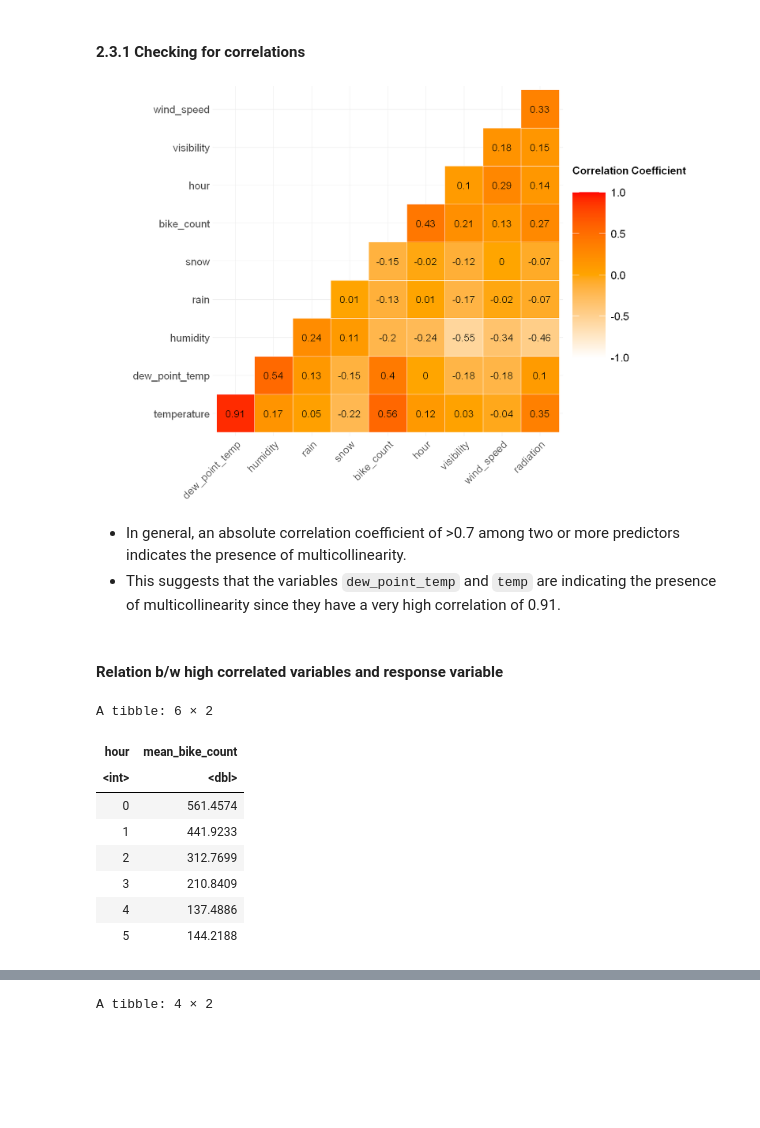
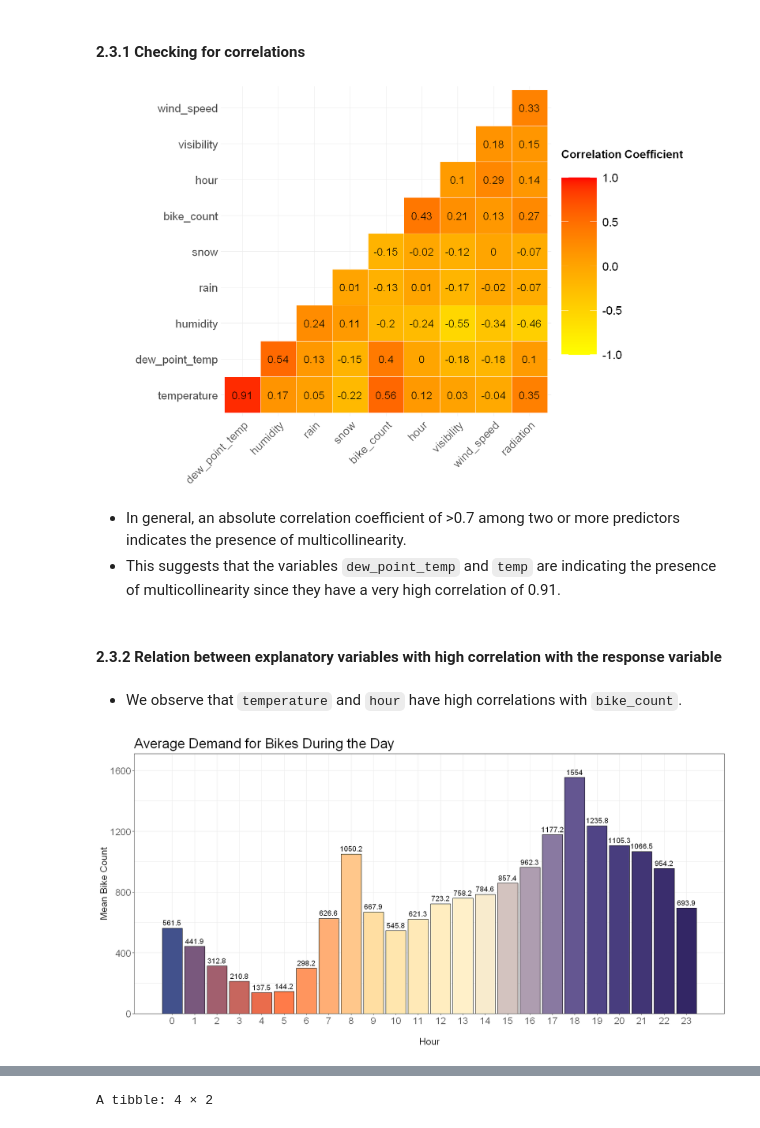
Before and after one commit to omertahi/STAT301-Project, a Jupyter notebook: Project Proposal.ipynb, the cells around one changed output, grey strips where cells are left out. Saved outputs shown, nothing was run; the diff lists cells and outputs as text; code cells hidden in the pictures; blank space fills up the shorter version.

Commit message:
Added to visualizations

```diff
--- a/Project Proposal.ipynb
+++ b/Project Proposal.ipynb
@@ -64,46 +65,59 @@ A data.frame: 8465 × 13
 # %% [markdown]
 #### 2.3.1 Checking for correlations
 # %%
-options(repr.plot.width = 15, repr.plot.height = 10)
+options(repr.plot.width = 14, repr.plot.height = 9)
 
 corr_plot <-
     bike_data |>
     select(-c(date, season, holiday)) |>
     cor() |>
     round(2) |>
     ggcorrplot(hc.order = TRUE,
                outline.col = "white",
                type = "lower",
                lab = TRUE,
                lab_size = 6,
                tl.cex = 18,
-               colors = c("white", "orange", "red"),
+               colors = c("yellow", "orange", "red"),
                legend.title = "Correlation Coefficient\n") +
     theme(legend.title = element_text(size = 18, face = "bold"),
           legend.text = element_text(size = 18),
           legend.key.size = unit(2, "cm"))
 
 corr_plot
 # %% [output]
-[figure, old version]
+[figure, new version]
 # %% [markdown]
 * In general, an absolute correlation coefficient of >0.7 among two or more predictors indicates the presence of multicollinearity.
 * This suggests that the variables `dew_point_temp` and `temp` are indicating the presence of multicollinearity since they have a very high correlation of 0.91.
+# %% [markdown]
+#### 2.3.2 Relation between explanatory variables with high correlation with the response variable
 # %% [markdown]
-#### Relation b/w high correlated variables and response variable
+* We observe that `temperature` and `hour` have high correlations with `bike_count`.
 # %%
-bike_data_1 <- bike_data %>%
-              select(- date)%>%
-              group_by(hour) %>%
-              summarise(mean_bike_count= mean(bike_count))
-head(bike_data_1)
+options(repr.plot.width = 14, repr.plot.height = 7)
+
+count_by_hour_plot <-
+    bike_data |>
+    group_by(hour) |>
+    summarise(mean_bike_count = mean(bike_count)) |>
+    ggplot(aes(x = hour, y = mean_bike_count)) +
+    geom_bar(aes(fill = hour), color = "black", stat = "identity") +
+    scale_fill_gradientn(colors = c("#42518C", "#FF7040", "#FFE3A7", "#FFF3D0", "#54498B", "#332665")) +
+    labs(x = "\nHour",
+         y = "Mean Bike Count",
+         title = "Average Demand for Bikes During the Day") +
+    geom_text(aes(label = round(mean_bike_count, 1)), vjust = -0.5, size = 4) +
+    scale_x_continuous(limits = c(-0.5, 23.5),
+                       breaks = seq(0, 23),
+                       minor_breaks = seq(1, 23, 1)) +
+    scale_y_continuous(expand = expansion(mult = c(0, .1))) +
+    theme_bw() +
+    theme(legend.position = "none",
+          plot.title = element_text(size = 22),
+          axis.text = element_text(size = 15),
+          axis.title = element_text(size = 15))
+
+count_by_hour_plot
 # %% [output]
-A tibble: 6 × 2
-| hour | mean_bike_count |
-| <int> | <dbl> |
-| 0 | 561.4574 |
-| 1 | 441.9233 |
-| 2 | 312.7699 |
-| 3 | 210.8409 |
-| 4 | 137.4886 |
-| 5 | 144.2188 |
+[figure, added]
```
Also changed, not shown: parts of 6 cells of this notebook.
